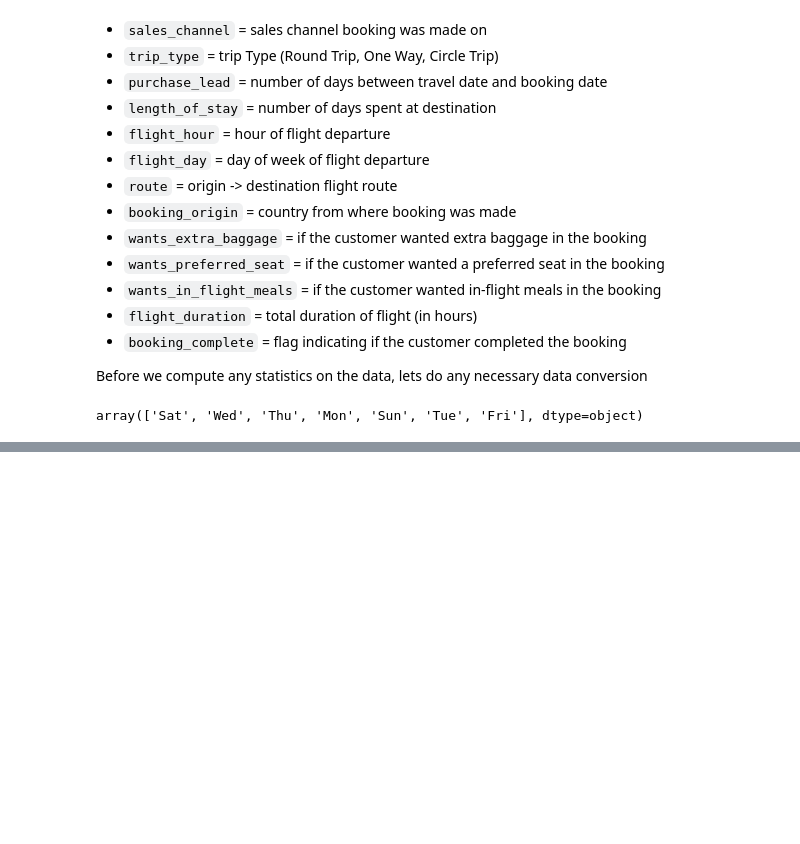
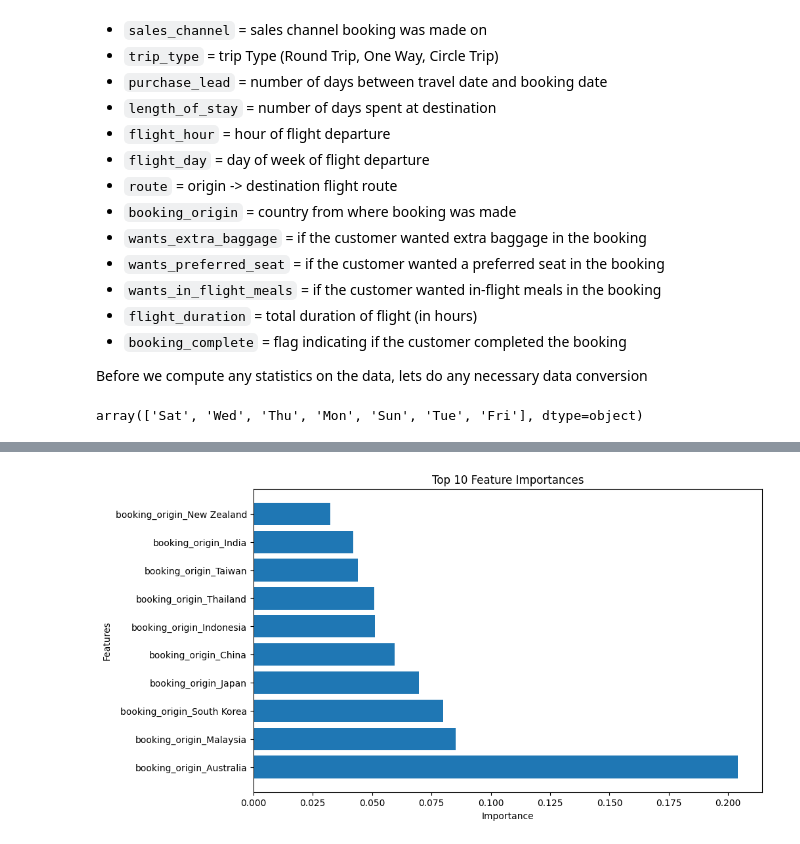
Before and after one commit to knightmaiga/Flight_booking_pred, a Jupyter notebook: Flight Holiday Booking Prediction.ipynb, the cells around one changed output, grey strips where cells are left out. Cells and saved outputs as stored; diff of their text form; code cells hidden in the pictures; blank space fills up the shorter version.

```diff
--- a/Flight Holiday Booking Prediction.ipynb
+++ b/Flight Holiday Booking Prediction.ipynb
@@ -103,0 +156,3 @@ From this point, you should continue exploring the dataset with some visualisati
+# %%
+df=df = pd.concat([df, encoded_booking_origin], axis=1)
+df=df.drop('booking_origin',axis=1)
@@ -103,0 +183,8 @@ From this point, you should continue exploring the dataset with some visualisati
+# %%
+from sklearn.ensemble import RandomForestClassifier
+from sklearn.model_selection import train_test_split
+from sklearn.preprocessing import StandardScaler,OneHotEncoder,OrdinalEncoder,LabelEncoder
+from sklearn.compose import ColumnTransformer
+x=df.iloc[:,:-1].values
+y=df.iloc[:,-1].values.reshape(-1,1)
+x_train,x_test,y_train,y_test=train_test_split(x,y,test_size=0.3,random_state=42)
@@ -103,0 +201,9 @@ From this point, you should continue exploring the dataset with some visualisati
+# %%
+sc=StandardScaler()
+x_train[:,[0,11,3,4,5,6,]]=sc.fit_transform(x_train[:,[0,11,3,4,5,6]])
+x_test[:,[0,11,3,4,5,6,]]=sc.transform(x_test[:,[0,11,3,4,5,6]])
+# %%
+cols=[1,2]
+ct=ColumnTransformer(transformers=[('encoder', OrdinalEncoder(), cols)], remainder='passthrough')
+x_train=ct.fit_transform(x_train)
+x_test=ct.transform(x_test)
@@ -103,0 +321,28 @@ From this point, you should continue exploring the dataset with some visualisati
+# %%
+importance = xgb_classifier.feature_importances_
+
+# Create lists of feature names and corresponding importances
+features = df.columns
+importances = list(importance)
+
+# Sort the feature importances in descending order
+sorted_indices = np.argsort(importances)[::-1]
+sorted_importances = np.array(importances)[sorted_indices]
+sorted_features = np.array(features)[sorted_indices]
+
+# Plot the top 10 feature importances
+top_n = 10
+plt.figure(figsize=(10, 6))
+plt.barh(range(top_n), sorted_importances[:top_n], align='center')
+plt.yticks(range(top_n), sorted_features[:top_n])
+plt.xlabel('Importance')
+plt.ylabel('Features')
+plt.title('Top {} Feature Importances'.format(top_n))
+plt.show()
+
+# Save the top 10 features and their importances in a dictionary for reference
+top_features = sorted_features[:top_n]
+top_importances = sorted_importances[:top_n]
+importance_dict = dict(zip(top_features, top_importances))
+# %% [output]
+[figure, added]
```
Also changed, not shown: parts of 28 cells of this notebook.
